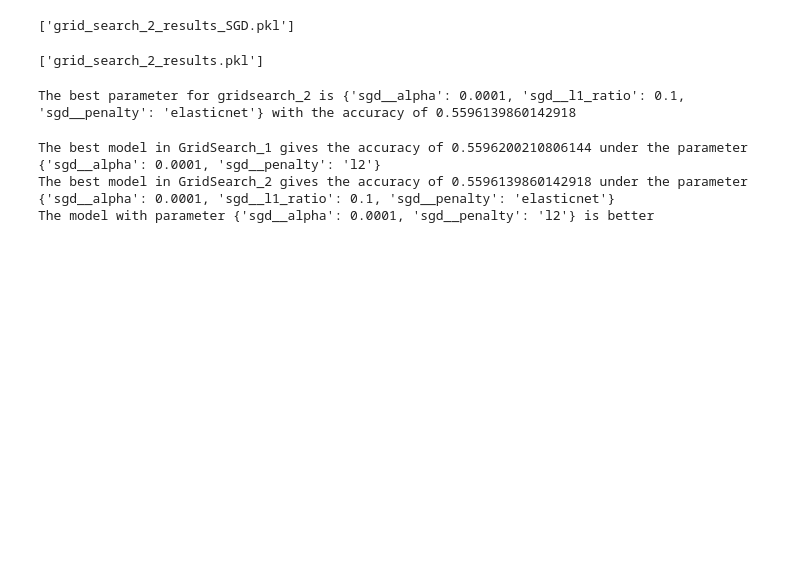
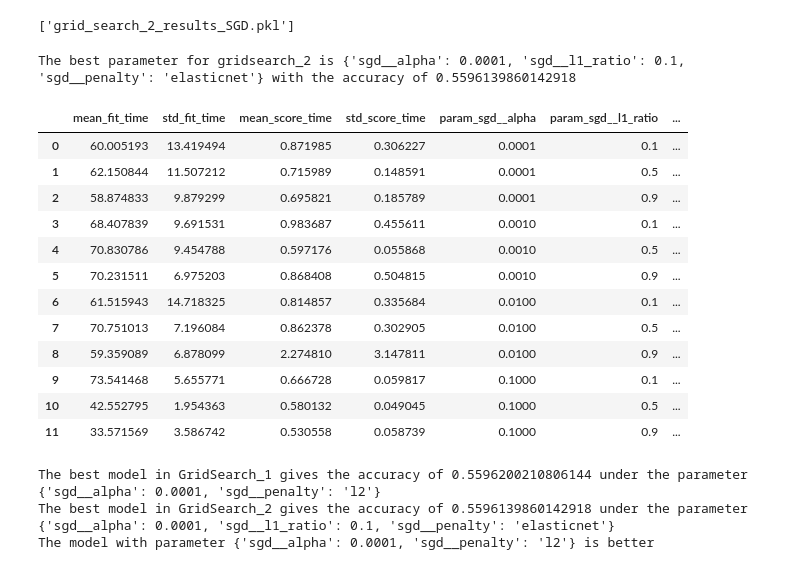
Before and after one commit to lewisl23/BCR-classification-model, a Jupyter notebook: model_training/logistic_regression/logistic_regression_SGD.ipynb, the cells around one changed output. Drawn from its saved outputs; the diff is of its cells as text; code cells hidden in the pictures; blank space fills up the shorter version.

```diff
--- a/model_training/logistic_regression/logistic_regression_SGD.ipynb
+++ b/model_training/logistic_regression/logistic_regression_SGD.ipynb
@@ -122,15 +142,32 @@ Fitting 5 folds for each of 12 candidates, totalling 60 fits
 [CV] END sgd__alpha=0.1, sgd__l1_ratio=0.9, sgd__penalty=elasticnet; total time=  36.7s
 ['grid_search_2_results_SGD.pkl']
 # %%
-grid_search_2 = joblib.load("/home/s2106664/dissertation/model_training/grid_search_2_results_SGD.pkl")
+grid_search_2 = joblib.load("/home/s2106664/msc_project/model_training/logistic_regression/grid_search_2_results_SGD.pkl")
-# %% [output]
-['grid_search_2_results.pkl']
 # %%
 best_param_2 = grid_search_2.best_params_
 best_score_2 = grid_search_2.best_score_
 print(f"The best parameter for gridsearch_2 is {best_param_2} with the accuracy of {best_score_2}")
 # %% [output]
 The best parameter for gridsearch_2 is {'sgd__alpha': 0.0001, 'sgd__l1_ratio': 0.1, 'sgd__penalty': 'elasticnet'} with the accuracy of 0.5596139860142918
+# %%
+grid_search_2_result = pd.DataFrame(grid_search_2.cv_results_)
+grid_search_2_result.to_csv("grid_search_2_results_SGD.csv", index=False)
+# %%
+grid_search_2_result
+# %% [output]
+|  | mean_fit_time | std_fit_time | mean_score_time | std_score_time | param_sgd__alpha | param_sgd__l1_ratio | ... |
+| 0 | 60.005193 | 13.419494 | 0.871985 | 0.306227 | 0.0001 | 0.1 | ... |
+| 1 | 62.150844 | 11.507212 | 0.715989 | 0.148591 | 0.0001 | 0.5 | ... |
+| 2 | 58.874833 | 9.879299 | 0.695821 | 0.185789 | 0.0001 | 0.9 | ... |
+| 3 | 68.407839 | 9.691531 | 0.983687 | 0.455611 | 0.0010 | 0.1 | ... |
+| 4 | 70.830786 | 9.454788 | 0.597176 | 0.055868 | 0.0010 | 0.5 | ... |
+| 5 | 70.231511 | 6.975203 | 0.868408 | 0.504815 | 0.0010 | 0.9 | ... |
+| 6 | 61.515943 | 14.718325 | 0.814857 | 0.335684 | 0.0100 | 0.1 | ... |
+| 7 | 70.751013 | 7.196084 | 0.862378 | 0.302905 | 0.0100 | 0.5 | ... |
+| 8 | 59.359089 | 6.878099 | 2.274810 | 3.147811 | 0.0100 | 0.9 | ... |
+| 9 | 73.541468 | 5.655771 | 0.666728 | 0.059817 | 0.1000 | 0.1 | ... |
+| 10 | 42.552795 | 1.954363 | 0.580132 | 0.049045 | 0.1000 | 0.5 | ... |
+| 11 | 33.571569 | 3.586742 | 0.530558 | 0.058739 | 0.1000 | 0.9 | ... |
 # %%
 print(f"The best model in GridSearch_1 gives the accuracy of {best_score_1} under the parameter {best_param_1}")
 print(f"The best model in GridSearch_2 gives the accuracy of {best_score_2} under the parameter {best_param_2}")
```
Also changed, not shown: parts of 15 cells of this notebook, 7 other files.
